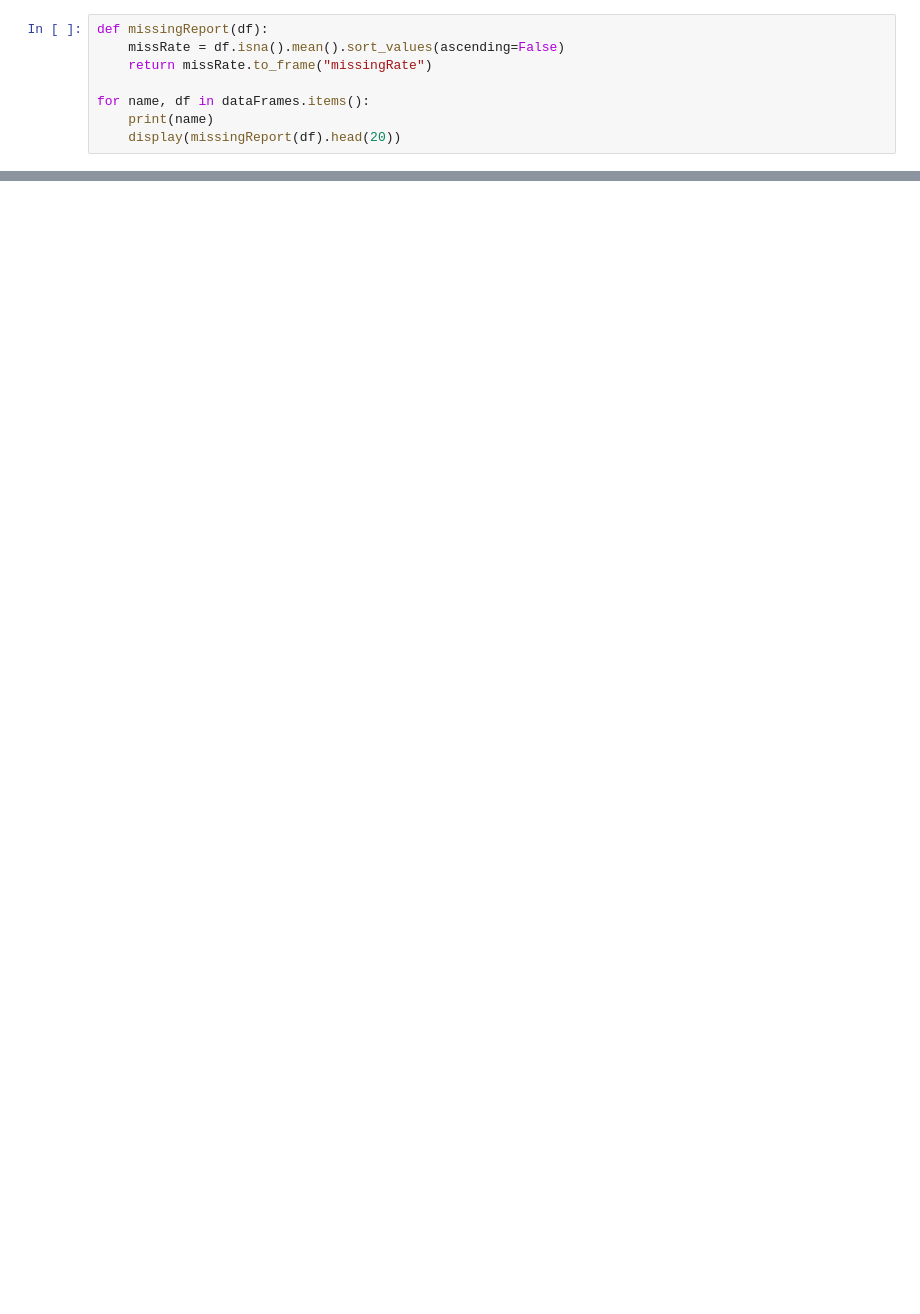
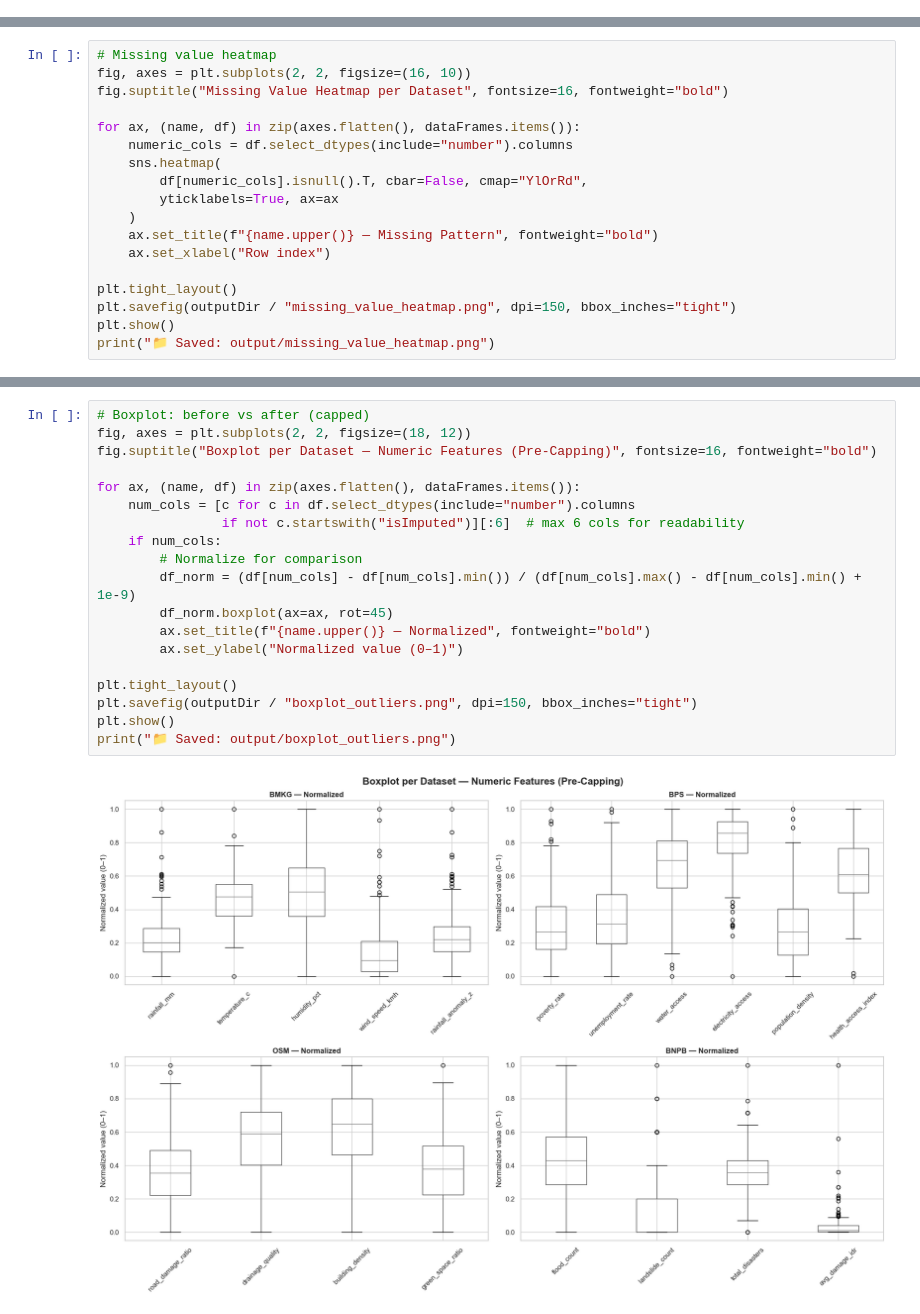
Before and after one commit to GhazyUrbayani/SIGAP, a Jupyter notebook: notebooks/01_eda_bmkg_bps.ipynb, the cells around one changed output, grey strips where cells are left out. Cells and saved outputs as stored; diff of their text form; blank space fills up the shorter version.

```diff
--- a/notebooks/01_eda_bmkg_bps.ipynb
+++ b/notebooks/01_eda_bmkg_bps.ipynb
@@ -42,8 +0,0 @@ for name, df in dataFrames.items():
-# %%
-def missingReport(df):
-    missRate = df.isna().mean().sort_values(ascending=False)
-    return missRate.to_frame("missingRate")
-
-for name, df in dataFrames.items():
-    print(name)
-    display(missingReport(df).head(20))
@@ -98,0 +359,18 @@ Imputation plan (fill in):
+# %%
+# Missing value heatmap
+fig, axes = plt.subplots(2, 2, figsize=(16, 10))
+fig.suptitle("Missing Value Heatmap per Dataset", fontsize=16, fontweight="bold")
+
+for ax, (name, df) in zip(axes.flatten(), dataFrames.items()):
+    numeric_cols = df.select_dtypes(include="number").columns
+    sns.heatmap(
+        df[numeric_cols].isnull().T, cbar=False, cmap="YlOrRd",
+        yticklabels=True, ax=ax
+    )
+    ax.set_title(f"{name.upper()} — Missing Pattern", fontweight="bold")
+    ax.set_xlabel("Row index")
+
+plt.tight_layout()
+plt.savefig(outputDir / "missing_value_heatmap.png", dpi=150, bbox_inches="tight")
+plt.show()
+print("📁 Saved: output/missing_value_heatmap.png")
@@ -98,0 +507,21 @@ Imputation plan (fill in):
+# %%
+# Boxplot: before vs after (capped)
+fig, axes = plt.subplots(2, 2, figsize=(18, 12))
+fig.suptitle("Boxplot per Dataset — Numeric Features (Pre-Capping)", fontsize=16, fontweight="bold")
+
+for ax, (name, df) in zip(axes.flatten(), dataFrames.items()):
+    num_cols = [c for c in df.select_dtypes(include="number").columns
+                if not c.startswith("isImputed")][:6]  # max 6 cols for readability
+    if num_cols:
+        # Normalize for comparison
+        df_norm = (df[num_cols] - df[num_cols].min()) / (df[num_cols].max() - df[num_cols].min() + 1e-9)
+        df_norm.boxplot(ax=ax, rot=45)
+        ax.set_title(f"{name.upper()} — Normalized", fontweight="bold")
+        ax.set_ylabel("Normalized value (0–1)")
+
+plt.tight_layout()
+plt.savefig(outputDir / "boxplot_outliers.png", dpi=150, bbox_inches="tight")
+plt.show()
+print("📁 Saved: output/boxplot_outliers.png")
+# %% [output]
+[figure, added]
```
Also changed, not shown: parts of 49 cells of this notebook, 4 other files.
